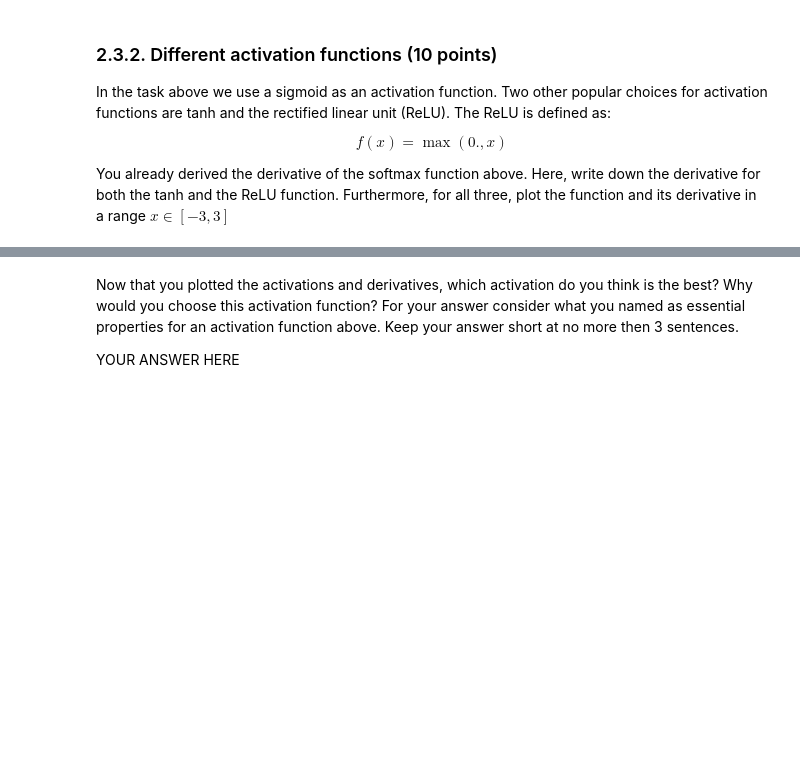
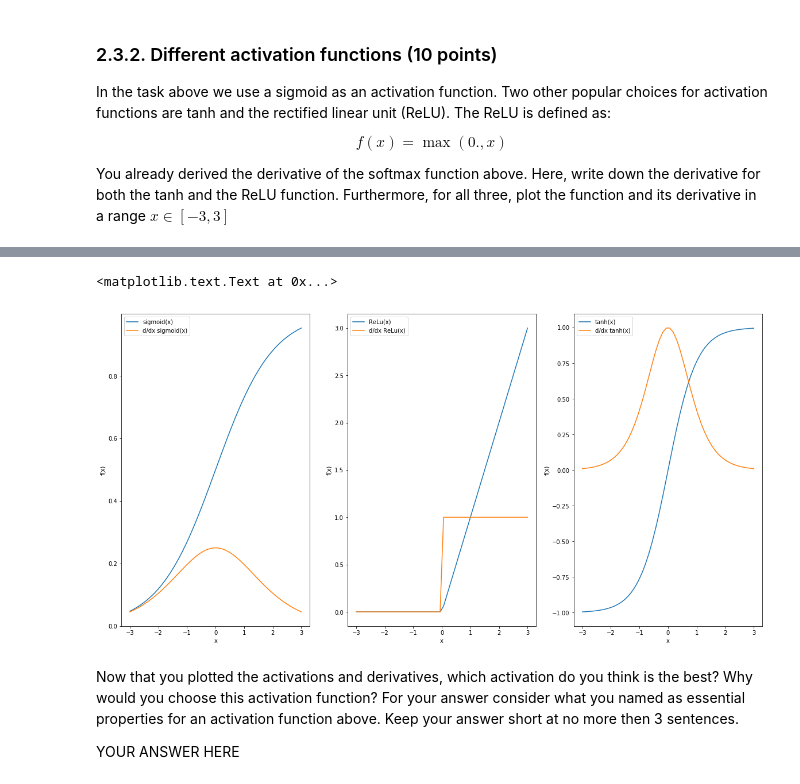
Before and after one commit to MBonnee/ML1, a Jupyter notebook: lab2/lab2.ipynb, the cells around one changed output, grey strips where cells are left out. Cells and saved outputs as stored; diff of their text form; code cells hidden in the pictures; blank space fills up the shorter version.

Commit message:
Added the MLP and the different activations

```diff
--- a/lab2/lab2.ipynb
+++ b/lab2/lab2.ipynb
@@ -648,3 +746,53 @@ raise NotImplementedError()
+# %%
+# plot the function and the derivative for the activations sigmoid, tanh and ReLU.
+
+x = np.linspace(-3, 3)
+
+def sigmoid(x):
+    return(1/(1 + np.exp(-x)))
+
+def deriv_sigmoid(x):
+    return sigmoid(x) *(1 - sigmoid(x))
+
+def relu(x):
+    return np.maximum(0, x)
+
+def deriv_relu(x):
+    deriv_relu = np.array(x)
+    deriv_relu[x > 0] = 1
+    deriv_relu[x <= 0] = 0
+    return deriv_relu
+
+def tanh(x):
+    return np.tanh(x)
+
+def deriv_tanh(x):
+    return 1 - (np.tanh(x)**2)
+
+plt.figure(figsize=(20,10))
+plt.subplot(1, 3, 1)
+plt.plot(x, sigmoid(x), label="sigmoid(x)")
+plt.plot(x, deriv_sigmoid(x), label="d/dx sigmoid(x)")
+plt.legend()
+plt.xlabel("x")
+plt.ylabel("f(x)")
+
+plt.subplot(1, 3, 2)
+plt.plot(x, relu(x), label="ReLu(x)")
+plt.plot(x, deriv_relu(x), label="d/dx ReLu(x)")
+plt.legend()
+plt.xlabel("x")
+plt.ylabel("f(x)")
+
+plt.subplot(1, 3, 3)
+plt.plot(x, tanh(x), label="tanh(x)")
+plt.plot(x, deriv_tanh(x), label="d/dx tanh(x)")
+plt.legend()
+plt.xlabel("x")
+plt.ylabel("f(x)")
+# %% [output]
+<matplotlib.text.Text at 0x...>
+[figure, added]
 # %% [markdown]
 Now that you plotted the activations and derivatives, which activation do you think is the best? Why would you choose this activation function? For your answer consider what you named as essential properties for an activation function above. Keep your answer short at no more then 3 sentences.
 
```
Also changed, not shown: parts of 11 cells of this notebook.
